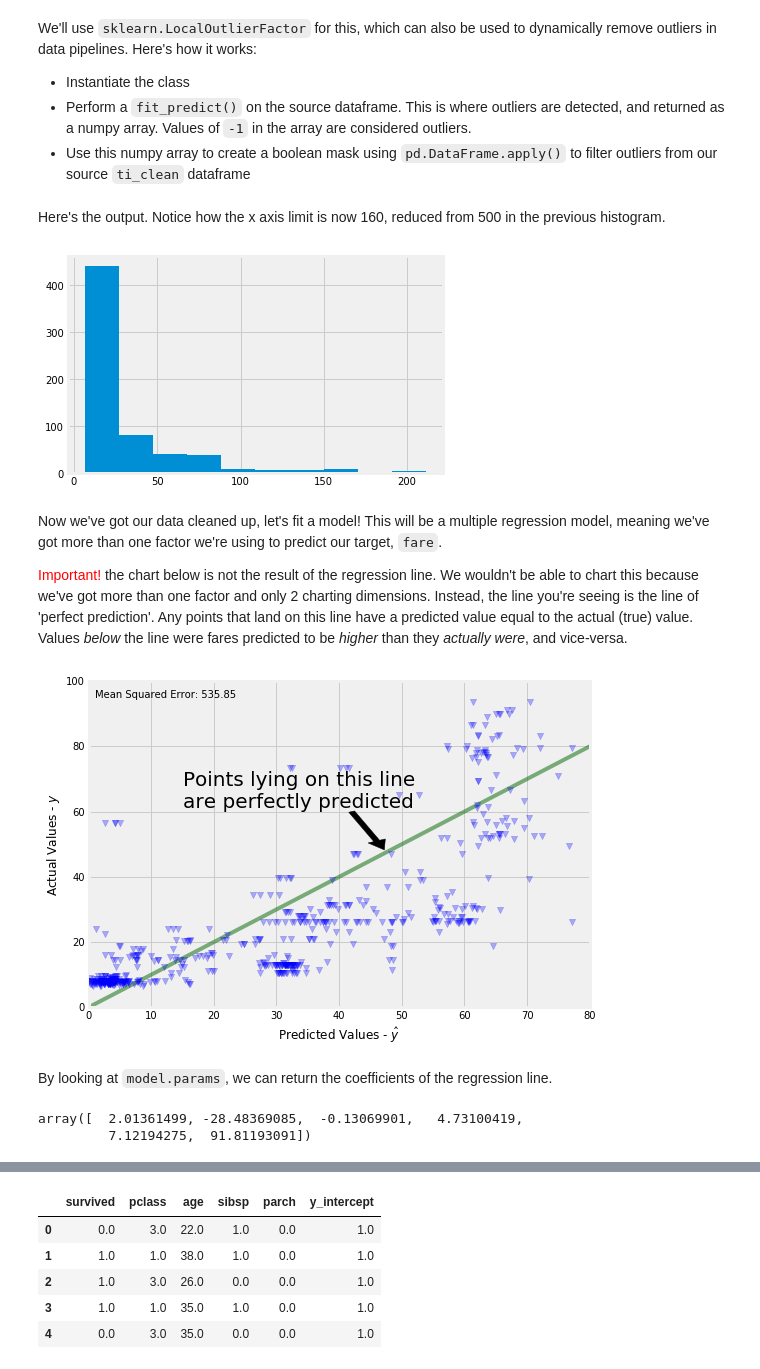
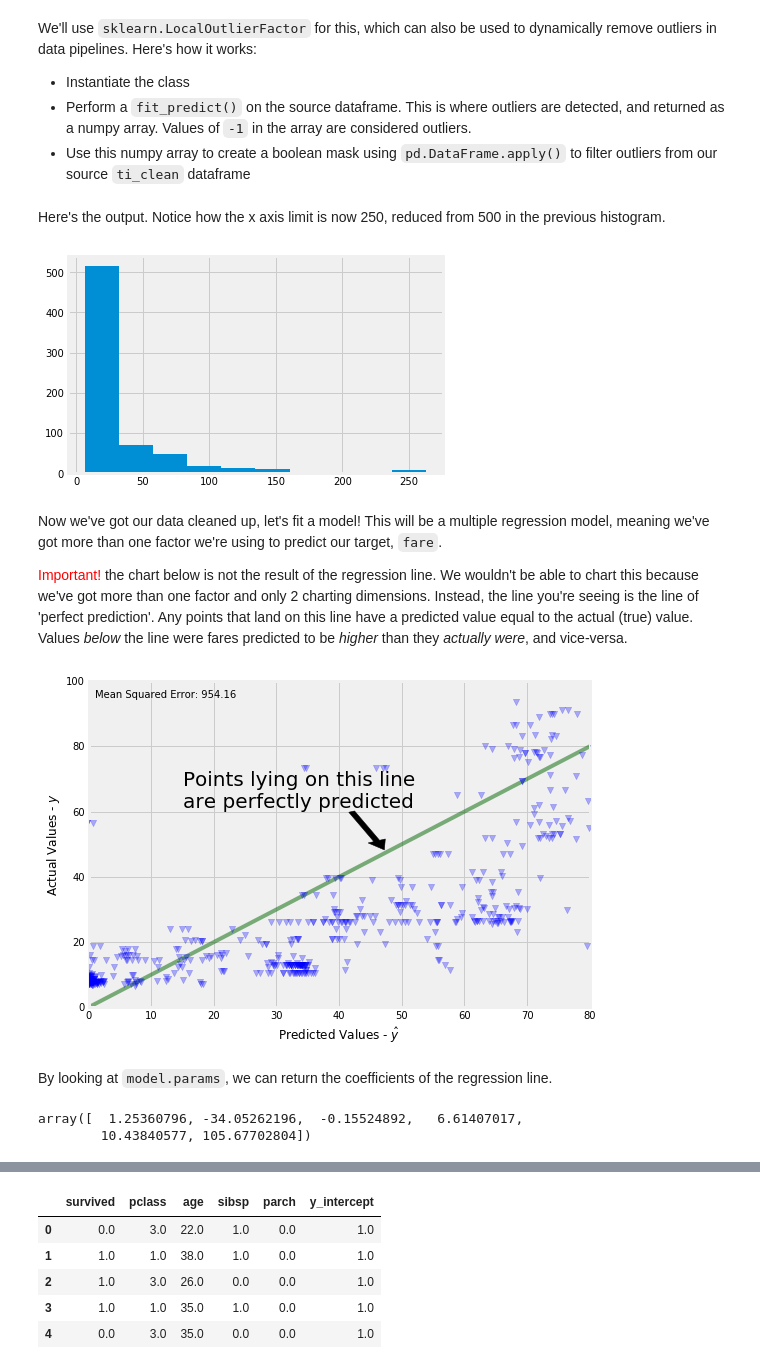
Before and after one commit to aidanconnolly/ga-ds829-statistics-in-python, a Jupyter notebook: solution-code/Statistics-Review-part-1-solution.ipynb, the cells around one changed output, grey strips where cells are left out. Saved outputs shown, nothing was run; the diff lists cells and outputs as text; code cells hidden in the pictures.

```diff
--- a/solution-code/Statistics-Review-part-1-solution.ipynb
+++ b/solution-code/Statistics-Review-part-1-solution.ipynb
@@ -542,22 +542,22 @@ We'll use `sklearn.LocalOutlierFactor` for this, which can also be used to dynam
 - Perform a `fit_predict()` on the source dataframe. This is where outliers are detected, and returned as a numpy array. Values of `-1` in the array are considered outliers.
 - Use this numpy array to create a boolean mask using `pd.DataFrame.apply()` to filter outliers from our source `ti_clean` dataframe
 # %%
-lof = LocalOutlierFactor()
+lof = LocalOutlierFactor(contamination='auto')
 # %%
 ti_clean = ti_clean[pd.Series(lof.fit_predict(ti_clean.values)).apply(lambda x: True if x == 1 else False).values]
 # %% [markdown]
-Here's the output. Notice how the x axis limit is now 160, reduced from 500 in the previous histogram.
+Here's the output. Notice how the x axis limit is now 250, reduced from 500 in the previous histogram.
 # %%
 ti_clean['fare'].hist();
 # %% [output]
-[figure, old version]
+[figure, new version]
 # %% [markdown]
 Now we've got our data cleaned up, let's fit a model! This will be a multiple regression model, meaning we've got more than one factor we're using to predict our target, `fare`.
 
 <font color="red">Important!</font> the chart below is not the result of the regression line. We wouldn't be able to chart this because we've got more than one factor and only 2 charting dimensions. Instead, the line you're seeing is the line of 'perfect prediction'. Any points that land on this line have a predicted value equal to the actual (true) value. Values _below_ the line were fares predicted to be _higher_ than they _actually were_, and vice-versa.
 # %%
 # use all numeric factors that are not the target factor, "fare"
-X = ti_clean.select_dtypes(include="number").drop("fare", axis=1).values
+X = ti_clean.drop("fare", axis=1).values
 # append a matrix of 1s to produce a non-zero y intercept
 X = np.concatenate([X, np.ones((X.shape[0], 1))], axis=1)
 # set "fare" as the factor we wish to predict
@@ -570,39 +570,39 @@ model = model.fit()
 predictions = model.predict(X)
 
 # Plot the model
 
 # set limits for the axes
 chart_xlim = 100
 chart_ylim = 80
 
 plt.figure(figsize=(8,6))
 plt.scatter(predictions, y, s=40, c=(0,0,1,0.3), marker='v', zorder=10)
 plt.xlabel("Predicted Values - $\hat{y}$")
 plt.ylabel("Actual Values - $y$")
 plt.arrow(20, 20, 10, 10, fc='b')
 
 
 # size the chart to relevant data
 axes = plt.gca()
 axes.set_xlim([0,80])
 axes.set_ylim([0,100])
 # annotate
 axes.arrow(42, 60, 4, -9, width=1, head_width=3, head_length=3, fc='k', ec='k')
 plt.text(15, 68, 'Points lying on this line', fontdict={'fontsize': 20})
 plt.text(15, 61, 'are perfectly predicted', fontdict={'fontsize': 20})
 plt.text(1, 95, f'Mean Squared Error: {mean_squared_error(y, predictions):.2f}', fontdict={'fontsize': 10})
 
 # plot the prediction line, which is symetric between the x and y axes
 plt.plot(range(0,100), range(0,100), c=(0,0.4,0,0.5))
 
 plt.show();
 # %% [output]
-[figure, old version]
+[figure, new version]
 # %% [markdown]
 By looking at `model.params`, we can return the coefficients of the regression line.
 # %%
 model.params
 # %% [output]
-array([  2.01361499, -28.48369085,  -0.13069901,   4.73100419,
-         7.12194275,  91.81193091])
+array([  1.25360796, -34.05262196,  -0.15524892,   6.61407017,
+        10.43840577, 105.67702804])
 # %% [markdown]
```
Also changed, not shown: parts of 19 cells of this notebook.
